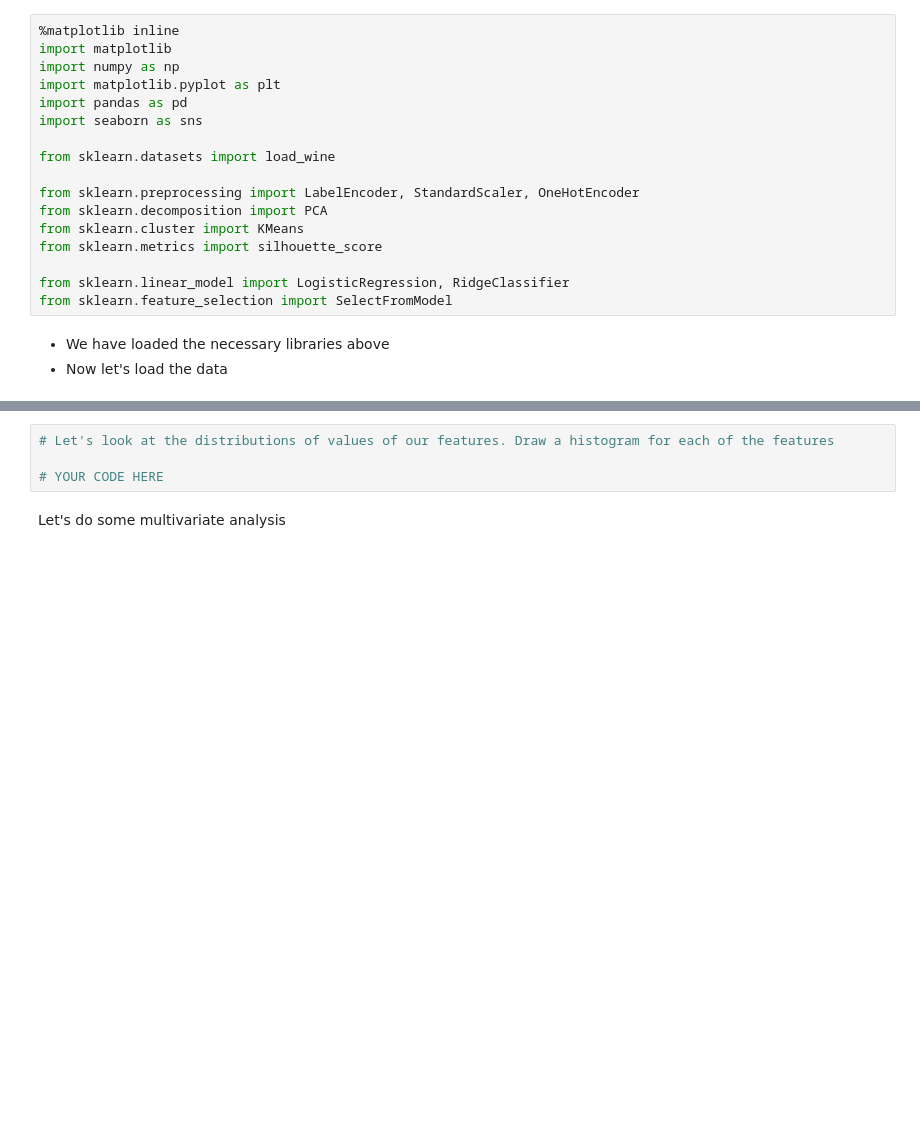
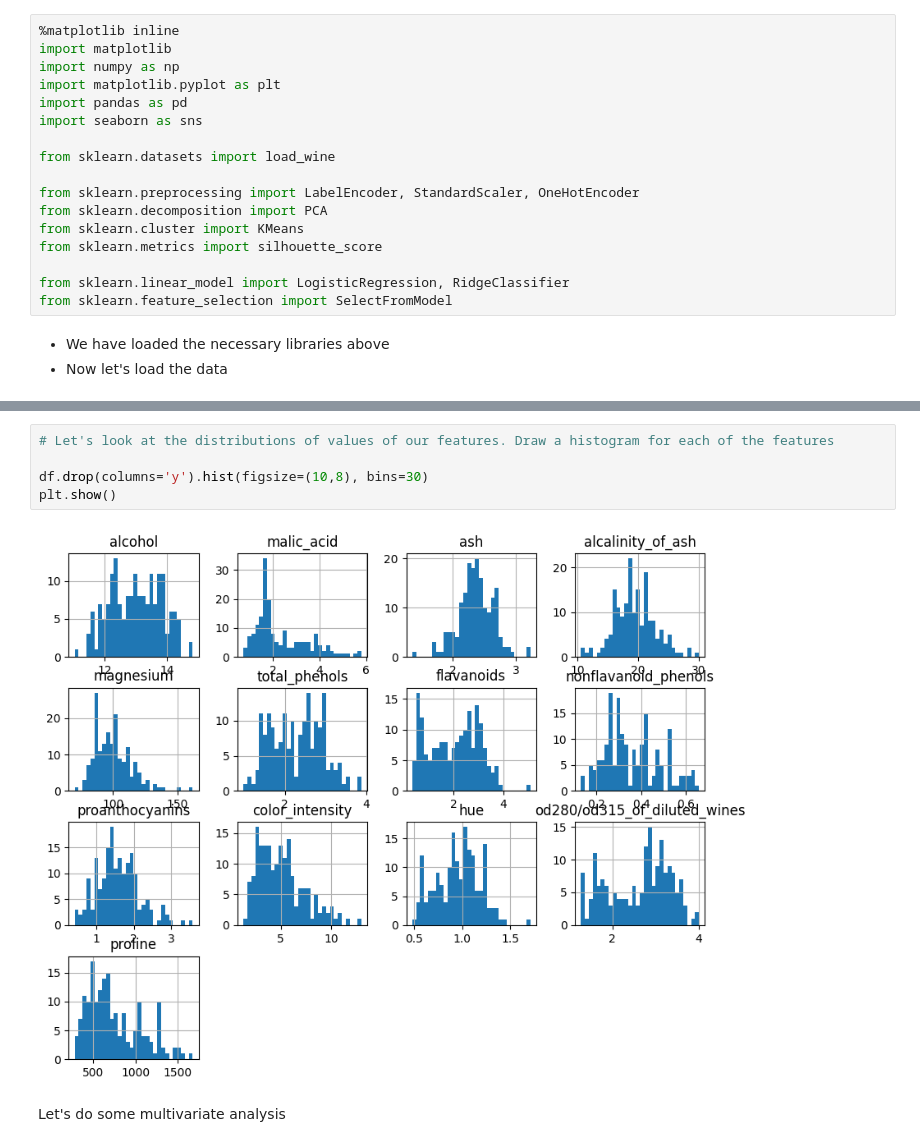
Before and after one commit to albanda/CE888-2023, a Jupyter notebook: lab6-exploration/lab_exploration.ipynb, the cells around one changed output, grey strips where cells are left out. Saved outputs shown, nothing was run; the diff lists cells and outputs as text; blank space fills up the shorter version.

```diff
--- a/lab6-exploration/lab_exploration.ipynb
+++ b/lab6-exploration/lab_exploration.ipynb
@@ -46,7 +110,10 @@ print('number of samples:', ..., 'number of features:', ...)
 # %%
 # Let's look at the distributions of values of our features. Draw a histogram for each of the features
 
-# YOUR CODE HERE
+df.drop(columns='y').hist(figsize=(10,8), bins=30)
+plt.show()
+# %% [output]
+[figure, added]
 # %% [markdown]
 Let's do some multivariate analysis
 # %%
```
Also changed, not shown: parts of 9 cells of this notebook.
